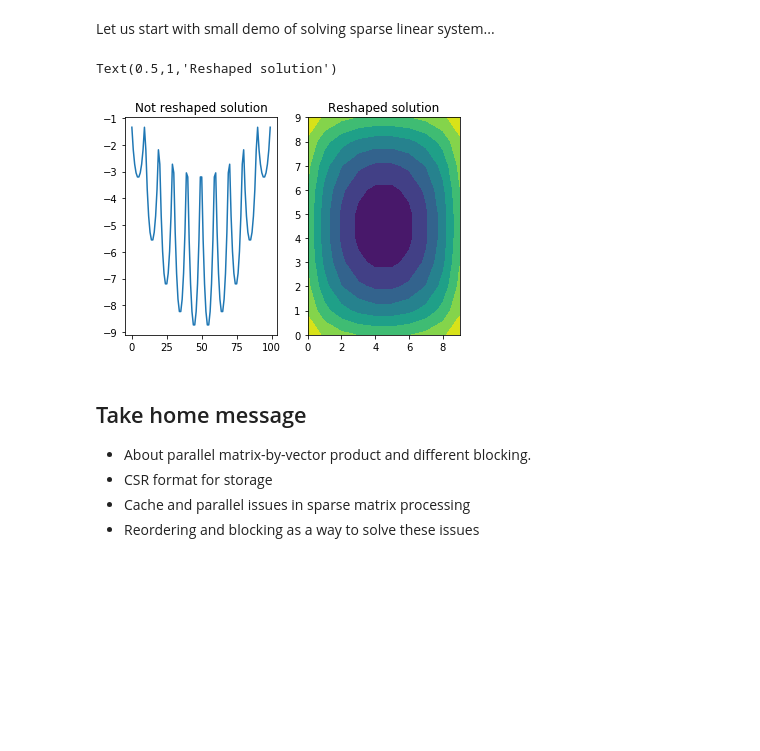
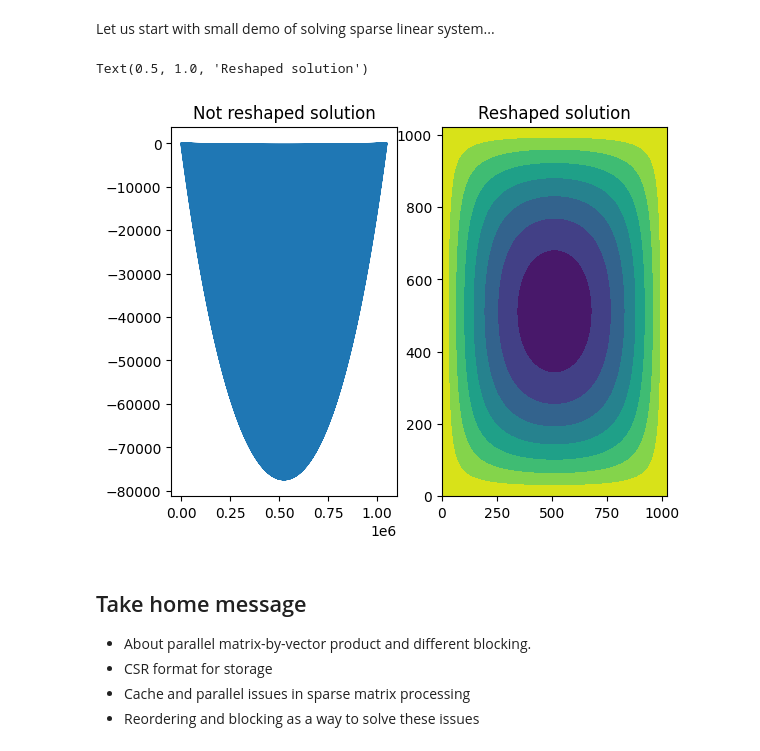
Before and after one commit to oseledets/nla2022, a Jupyter notebook: lectures/lecture-11/lecture-11.ipynb, the cells around one changed output. Cells and saved outputs as stored; diff of their text form; code cells hidden in the pictures; blank space fills up the shorter version.

```diff
--- a/lectures/lecture-11/lecture-11.ipynb
+++ b/lectures/lecture-11/lecture-11.ipynb
@@ -444,22 +446,22 @@ Time:  5.8e-04, Efficiency:  2.1e-02 Gflops
 # %% [markdown]
 Let us start with small demo of solving sparse linear system...
 # %%
-n = 10
+n = 1024
 ex = np.ones(n);
 lp1 = sp.sparse.spdiags(np.vstack((ex,  -2*ex, ex)), [-1, 0, 1], n, n, 'csr');
 e = sp.sparse.eye(n)
 A = sp.sparse.kron(lp1, e) + sp.sparse.kron(e, lp1)
 A = csr_matrix(A)
 rhs = np.ones(n * n)
 sol = sp.sparse.linalg.spsolve(A, rhs)
 _, (ax1, ax2) = plt.subplots(1, 2)
 ax1.plot(sol)
 ax1.set_title('Not reshaped solution')
 ax2.contourf(sol.reshape((n, n), order='f'))
 ax2.set_title('Reshaped solution')
 # %% [output]
-Text(0.5,1,'Reshaped solution')
+Text(0.5, 1.0, 'Reshaped solution')
-[figure, old version]
+[figure, new version]
 # %% [markdown]
 ## Take home message
 
```
Also changed, not shown: parts of 4 cells of this notebook, 2 other files.
